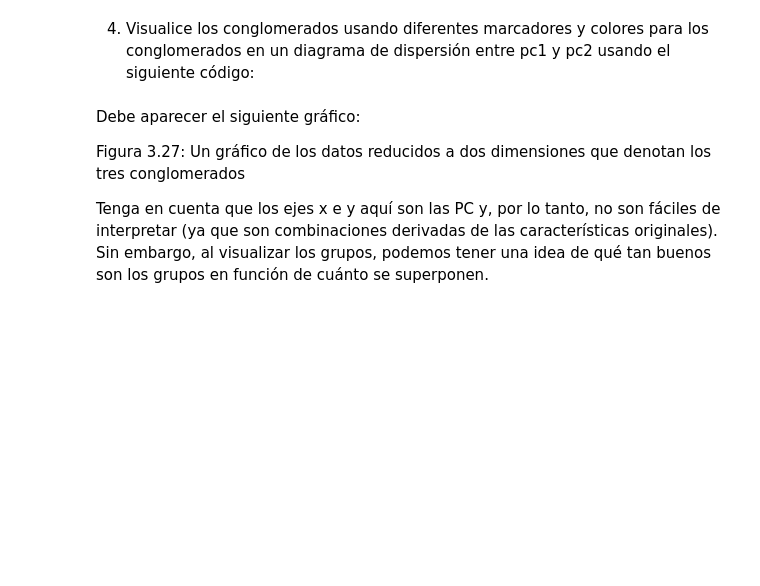
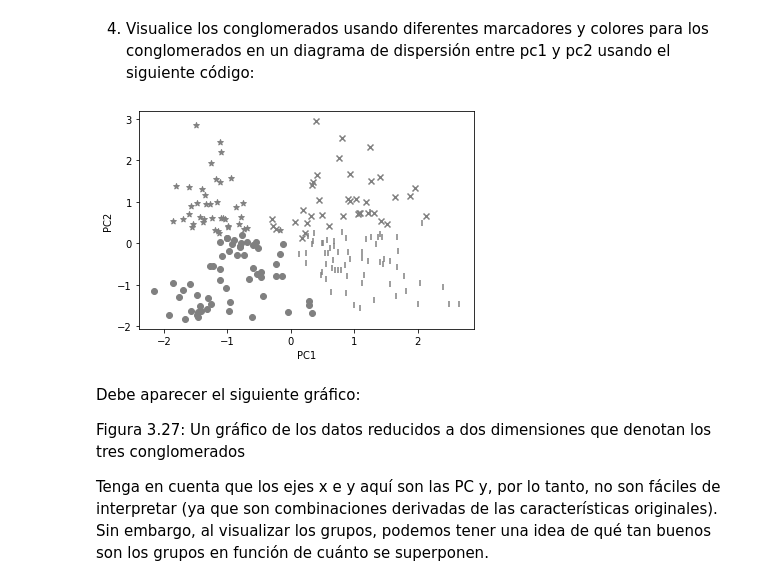
Before and after one commit to limspiga/customer-analytics, a Jupyter notebook: week-2a/customer_analytics_week_2a.ipynb, the cells around one changed output. Saved outputs shown, nothing was run; the diff lists cells and outputs as text; code cells hidden in the pictures; blank space fills up the shorter version.

```diff
--- a/week-2a/customer_analytics_week_2a.ipynb
+++ b/week-2a/customer_analytics_week_2a.ipynb
@@ -698,12 +757,13 @@ data_scaled['pc2'] = pca_res[:,1]
 # %%
 markers = ['x', '*', 'o','|']
 for clust in range(4):
     temp = data_scaled[data_scaled.Cluster == clust]
-    plt.scatter(temp.pc1, temp.pc2, marker=markers[clust], \
-                label="Cluster "+str(clust), \
-color='gray') plt.xlabel('PC1')
+    plt.scatter(temp.pc1, temp.pc2, marker=markers[clust], label="Cluster "+str(clust), color='gray')
+    plt.xlabel('PC1')
 plt.ylabel('PC2')
 plt.show()
+# %% [output]
+[figure, added]
 # %% [markdown]
 Debe aparecer el siguiente gráfico:
 
```
Also changed, not shown: parts of 14 cells of this notebook.
